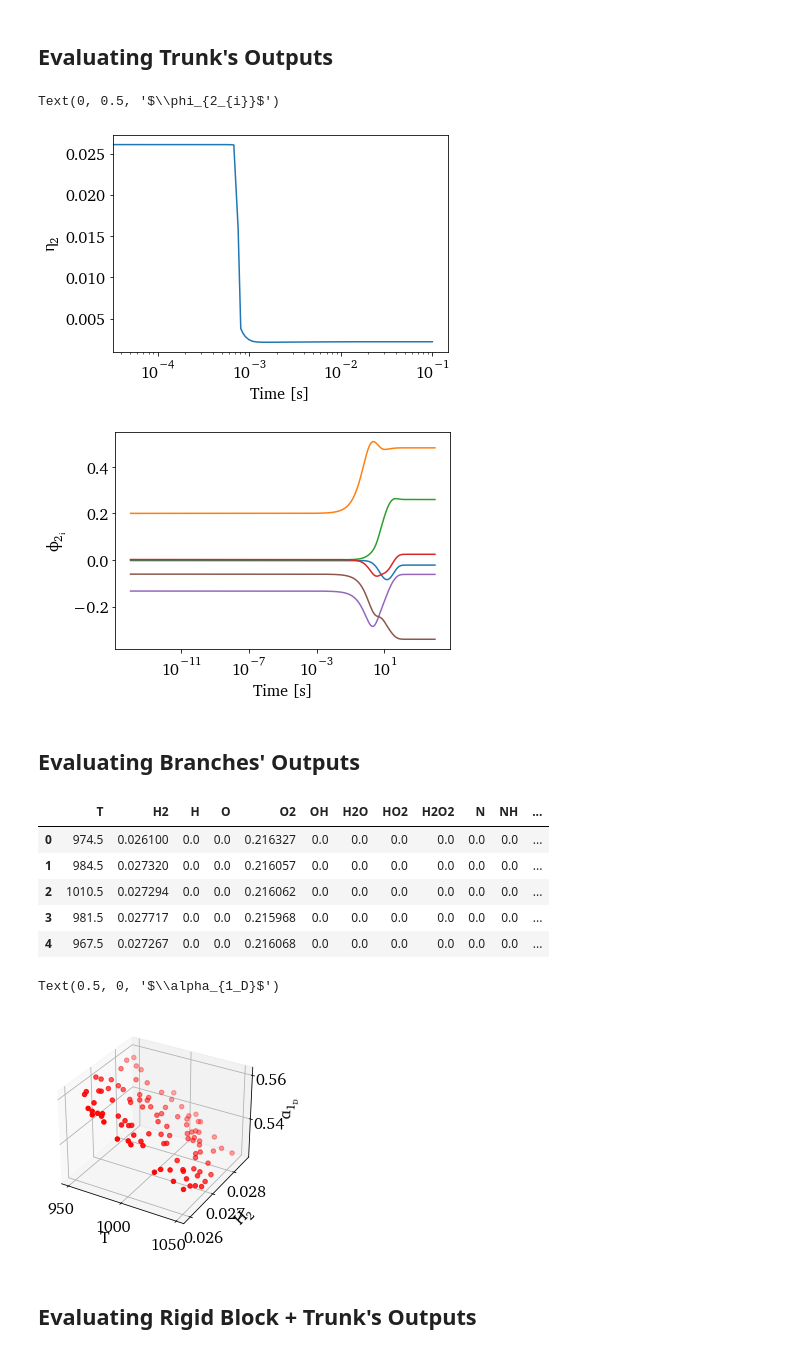
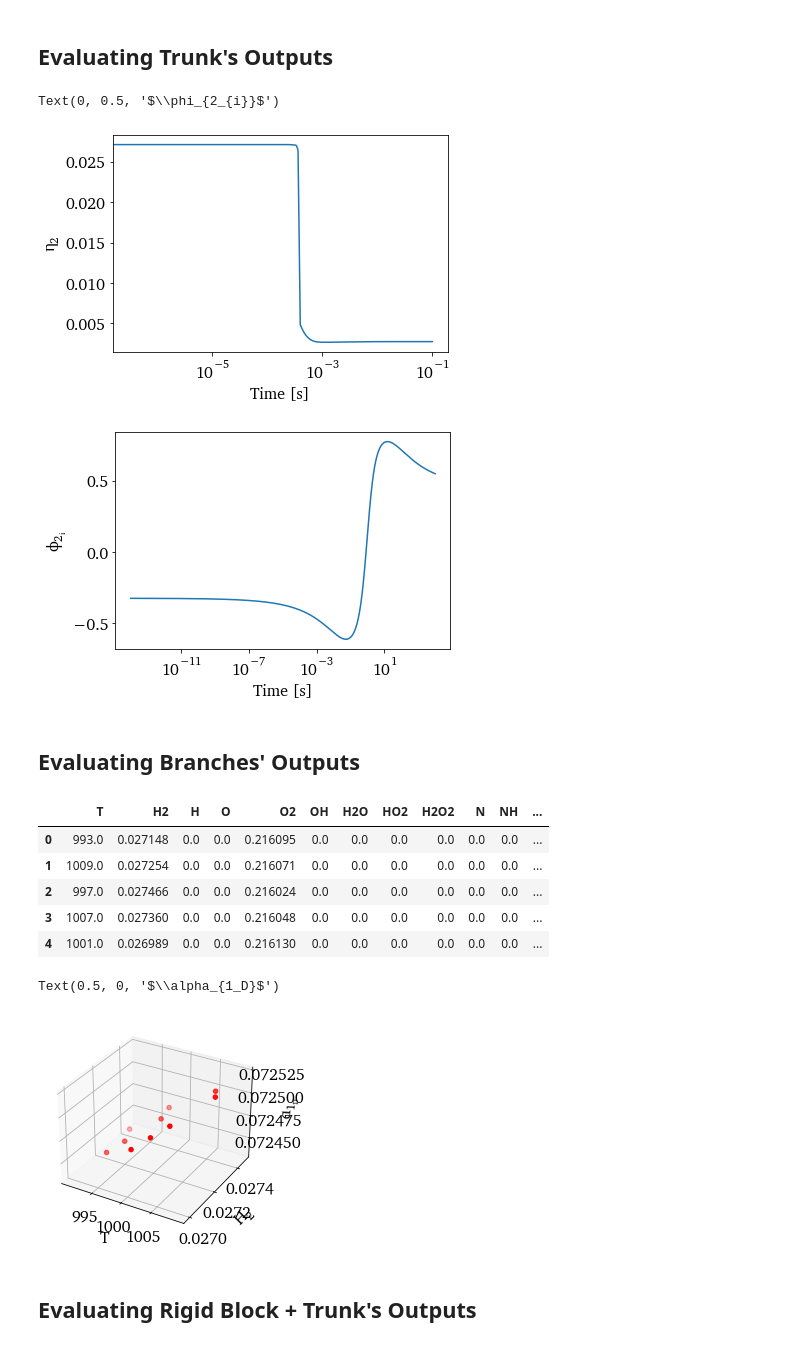
Before and after one commit to sandialabs/romnet, a Jupyter notebook: scripts/postprocessing/0DReactor/DeepONet/Predict_DeepONet_Orig_Slices.ipynb, the cells around one changed output. Cells and saved outputs as stored; diff of their text form; code cells hidden in the pictures.

```diff
--- a/scripts/postprocessing/0DReactor/DeepONet/Predict_DeepONet_Orig_Slices.ipynb
+++ b/scripts/postprocessing/0DReactor/DeepONet/Predict_DeepONet_Orig_Slices.ipynb
@@ -48,17 +48,17 @@ import romnet                            as rmnt
 [Clang 12.0.0 (clang-1200.0.32.29)]
 Missing colon in file PosixPath('/Users/sventur/.matplotlib/stylelib/paper_2columns.mplstyle'), line 1 ('f#### MATPLOTLIBRC FORMAT')
 # %%
-DataDir          = os.path.join(WORKSPACE_PATH, 'ROMNet/Data/0DReact_Isobaric_10Cases_H2_Iter/')
+DataDir          = os.path.join(WORKSPACE_PATH, 'ROMNet/Data/0DReact_Isobaric_10Cases_H2_Iter_LOG/')
 
-path_to_run_fld  = os.path.join(WORKSPACE_PATH, 'ROMNet/0DReact_Isobaric_10Cases_H2_Iter/DeepONet/Run_3/')
+path_to_run_fld  = os.path.join(WORKSPACE_PATH, 'ROMNet/0DReact_Isobaric_10Cases_H2_Iter_LOG/DeepONet/Run_1/')
 
 FigDir           = None #os.path.join(WORKSPACE_PATH, '../Desktop/Paper_Figures_DeepONet_TEMP/')
 
 
-DataType         = 'train'
-CasesVec         = range(0,100,10)#100,10)
-# DataType         = 'test'
-# CasesVec         = range(10) #[1,0,2]
+# DataType         = 'train'
+# CasesVec         = range(0,5000,500)#100,10)
+DataType         = 'test'
+CasesVec         = range(10) #[1,0,2]
 
 
 
@@ -331,7 +356,7 @@ plt.ylabel(r'$\eta_{'+str(iTrunk+1)+'}$')
 
 
 
-iVarVec = range(0,6,1)
+iVarVec = range(0,1,1)
 
 tVecTot = np.logspace(-14,4,1000)
 
@@ -349,8 +374,8 @@ plt.xlabel('Time [s]')
 plt.ylabel(r'$\phi_{'+str(iTrunk+1)+'_{i}}$')
 # %% [output]
 Text(0, 0.5, '$\\phi_{2_{i}}$')
-[figure, old version]
+[figure, new version]
-[figure, old version]
+[figure, new version]
 # %% [markdown]
 ## Evaluating Branches' Outputs
 # %%
@@ -367,7 +392,6 @@ n_ics         = 500
 
 Cols   = []
 NewFlg = True
-jC     = 0
 for iC in range(n_ics):
 
     try:
@@ -375,8 +399,6 @@ for iC in range(n_ics):
         FileName         = DataDir + '/Orig/'+DataType+'/ext/y.csv.'+str(iC+1)
         Data             = pd.read_csv(FileName, header=0)[['t']+Vars]
 
-        if (jC == 0):
-            Data1        = Data[Vars]
         DataICTemp       = Data[Vars].iloc[0]
 
         if (NewFlg):
@@ -386,8 +408,6 @@ for iC in range(n_ics):
             DataIC           = pd.concat([DataIC, DataICTemp], axis=1)
             Cols.append(str(iC+1))
 
-        jC += 1
-
     except:
         pass
 
@@ -397,8 +417,8 @@ DataIC            = DataIC.T.reset_index(drop=True, inplace=False)
 DataIC.head()
 # %% [output]
 |  | T | H2 | H | O | O2 | OH | H2O | HO2 | H2O2 | N | NH | ... |
-| 0 | 974.5 | 0.026100 | 0.0 | 0.0 | 0.216327 | 0.0 | 0.0 | 0.0 | 0.0 | 0.0 | 0.0 | ... |
-| 1 | 984.5 | 0.027320 | 0.0 | 0.0 | 0.216057 | 0.0 | 0.0 | 0.0 | 0.0 | 0.0 | 0.0 | ... |
-| 2 | 1010.5 | 0.027294 | 0.0 | 0.0 | 0.216062 | 0.0 | 0.0 | 0.0 | 0.0 | 0.0 | 0.0 | ... |
-| 3 | 981.5 | 0.027717 | 0.0 | 0.0 | 0.215968 | 0.0 | 0.0 | 0.0 | 0.0 | 0.0 | 0.0 | ... |
-| 4 | 967.5 | 0.027267 | 0.0 | 0.0 | 0.216068 | 0.0 | 0.0 | 0.0 | 0.0 | 0.0 | 0.0 | ... |
+| 0 | 993.0 | 0.027148 | 0.0 | 0.0 | 0.216095 | 0.0 | 0.0 | 0.0 | 0.0 | 0.0 | 0.0 | ... |
+| 1 | 1009.0 | 0.027254 | 0.0 | 0.0 | 0.216071 | 0.0 | 0.0 | 0.0 | 0.0 | 0.0 | 0.0 | ... |
+| 2 | 997.0 | 0.027466 | 0.0 | 0.0 | 0.216024 | 0.0 | 0.0 | 0.0 | 0.0 | 0.0 | 0.0 | ... |
+| 3 | 1007.0 | 0.027360 | 0.0 | 0.0 | 0.216048 | 0.0 | 0.0 | 0.0 | 0.0 | 0.0 | 0.0 | ... |
+| 4 | 1001.0 | 0.026989 | 0.0 | 0.0 | 0.216130 | 0.0 | 0.0 | 0.0 | 0.0 | 0.0 | 0.0 | ... |
@@ -405,24 +435,24 @@ DataIC.head()
 # %%
 iBranch = 0
-iVar    = 5
+iVar    = 0
 
 
 
-output_ = model.net.system_of_components['DeepONet'].components['Branch_'+str(iBranch+1)].call(DataIC.to_numpy(), model.net.layers_dict, None, training=False)
+output_branch = model.net.system_of_components['DeepONet'].components['Branch_'+str(iBranch+1)].call(DataIC.to_numpy(), model.net.layers_dict, None, training=False)
 
 
 
 #%matplotlib qt
 
 fig = plt.figure()
 ax  = fig.add_subplot(projection='3d')
-ax.scatter(DataIC['T'], DataIC['H2'], output_[:,iVar], c='r')
+ax.scatter(DataIC['T'], DataIC['H2'], output_branch[:,iVar], c='r')
 ax.set_xlabel(r'$T$')
 ax.set_ylabel(r'$H_2$')
 #ax.set_zlabel(r'$\alpha_{'+str(iBranch+1)+'_{'+str(iVar+1)+'}}$')
 ax.set_zlabel(r'$\alpha_{'+str(iBranch+1)+'_D}$')
 # %% [output]
 Text(0.5, 0, '$\\alpha_{1_D}$')
-[figure, old version]
+[figure, new version]
 # %% [markdown]
 ## Evaluating Rigid Block + Trunk's Outputs
```
Also changed, not shown: parts of 13 cells of this notebook, 4 other files.
